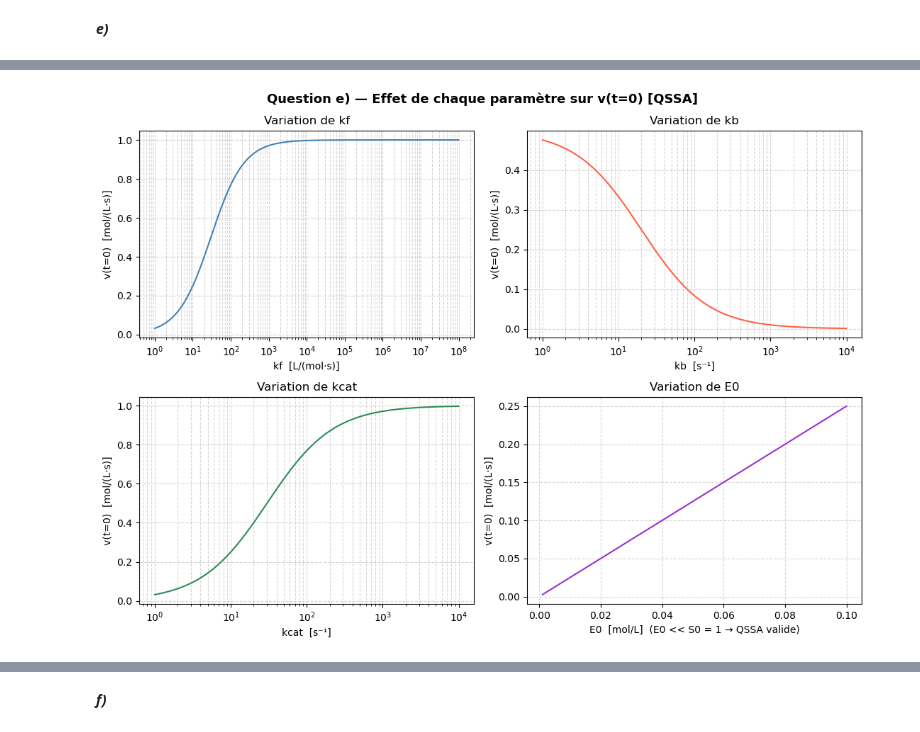
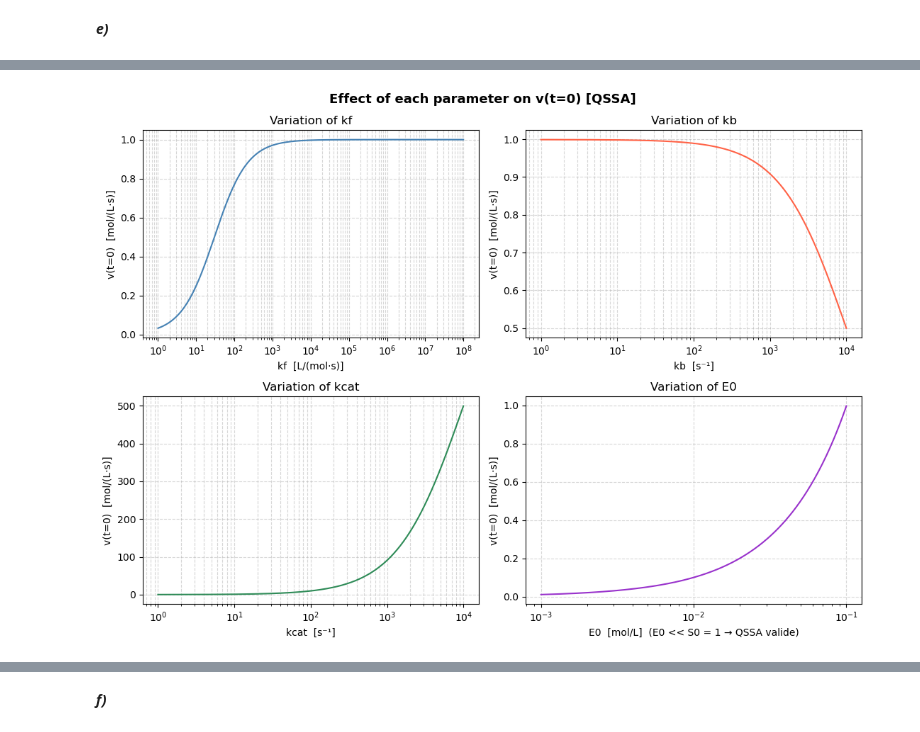
Before and after one commit to vicollari/bioreactor_simulation, a Jupyter notebook: bioreactor_simulation/exercise2.ipynb, the cells around one changed output, grey strips where cells are left out. Drawn from its saved outputs; the diff is of its cells as text; code cells hidden in the pictures.

```diff
--- a/bioreactor_simulation/exercise2.ipynb
+++ b/bioreactor_simulation/exercise2.ipynb
@@ -391,28 +391,25 @@ import numpy as np
 import matplotlib.pyplot as plt
 
 
-S0       = 1.0   # mol/L  - concentration initiale en substrat
-E0_ref   = 0.1   # mol/L  - concentration initiale en enzyme (référence)
-kf_ref   = 10    # L/(mol·s)
+S0       = 1.0   # mol/L
+E0_ref   = 0.1   # mol/L
+kf_ref   = 10000    # L/(mol·s)
 kb_ref   = 20    # s⁻¹
 kcat_ref = 10    # s⁻¹
 
 
 def reaction_rate(kf, kb, kcat, E0, S):
-    """
-    Km  = (kb + kcat) / kf        [définition de la constante de Michaelis]
-    v   = kcat * E0 * S / (Km + S) [équation de Michaelis-Menten]
-    """
     Km = (kb + kcat) / kf
     v  = kcat * E0 * S / (Km + S)
     return v
 
 
-kf_range   = np.logspace(0, 8, 500)   # de 10^0=1  à 10^8  L/(mol·s)
-kb_range   = np.logspace(0, 4, 500)   # de 10^0=1 à 10^4  s⁻¹
-kcat_range = np.logspace(0, 4, 500)   # de 10^0=1 à 10^4  s⁻¹
+kf_range   = np.logspace(0, 8, 500)   # from 10^0=1  to 10^8  L/(mol·s)
+kb_range   = np.logspace(0, 4, 500)   # from 10^0=1 to 10^4  s⁻¹
+kcat_range = np.logspace(0, 4, 500)   # from 10^0=1 to 10^4  s⁻¹
+E0_range = np.logspace(-3, -1, 500)  # 0.001 → 0.1 mol/L (E0 << S0 → QSSA valide)
 
-E0_range = np.linspace(0.001, 0.1, 500)
+#E0_range = np.linspace(0.001, 0.1, 500)
 
 
 v_kf   = reaction_rate(kf_range,   kb_ref,   kcat_ref, E0_ref, S0)
@@ -422,35 +419,35 @@ v_E0   = reaction_rate(kf_ref,     kb_ref,   kcat_ref, E0_range, S0)
 
 
 fig, axes = plt.subplots(2, 2, figsize=(11, 8))
-fig.suptitle("Question e) — Effet de chaque paramètre sur v(t=0) [QSSA]",
+fig.suptitle("Effect of each parameter on v(t=0) [QSSA]",
              fontsize=13, fontweight='bold')
 
-# --- kf ---
+# kf
 axes[0, 0].semilogx(kf_range, v_kf, color='steelblue')
 axes[0, 0].set_xlabel("kf  [L/(mol·s)]")
 axes[0, 0].set_ylabel("v(t=0)  [mol/(L·s)]")
-axes[0, 0].set_title("Variation de kf")
+axes[0, 0].set_title("Variation of kf")
 axes[0, 0].grid(True, which='both', linestyle='--', alpha=0.5)
 
-# --- kb ---
+#kb
 axes[0, 1].semilogx(kb_range, v_kb, color='tomato')
 axes[0, 1].set_xlabel("kb  [s⁻¹]")
 axes[0, 1].set_ylabel("v(t=0)  [mol/(L·s)]")
-axes[0, 1].set_title("Variation de kb")
+axes[0, 1].set_title("Variation of kb")
 axes[0, 1].grid(True, which='both', linestyle='--', alpha=0.5)
 
-# --- kcat ---
+#kcat
 axes[1, 0].semilogx(kcat_range, v_kcat, color='seagreen')
 axes[1, 0].set_xlabel("kcat  [s⁻¹]")
 axes[1, 0].set_ylabel("v(t=0)  [mol/(L·s)]")
-axes[1, 0].set_title("Variation de kcat")
+axes[1, 0].set_title("Variation of kcat")
 axes[1, 0].grid(True, which='both', linestyle='--', alpha=0.5)
 
-# --- E0 ---
-axes[1, 1].plot(E0_range, v_E0, color='darkorchid')
+#E0
+axes[1, 1].semilogx(E0_range, v_E0, color='darkorchid')
 axes[1, 1].set_xlabel("E0  [mol/L]  (E0 << S0 = 1 → QSSA valide)")
 axes[1, 1].set_ylabel("v(t=0)  [mol/(L·s)]")
-axes[1, 1].set_title("Variation de E0")
+axes[1, 1].set_title("Variation of E0")
 axes[1, 1].grid(True, linestyle='--', alpha=0.5)
 
 plt.tight_layout()
@@ -461,4 +456,4 @@ Intel MKL WARNING: Support of Intel(R) Streaming SIMD Extensions 4.2 (Intel(R) S
-[figure, old version]
+[figure, new version]
 # %% [markdown]
 ***Effect of kinetic parameters on the initial reaction rate***
 
```
Also changed, not shown: parts of 7 cells of this notebook, 1 other file.
